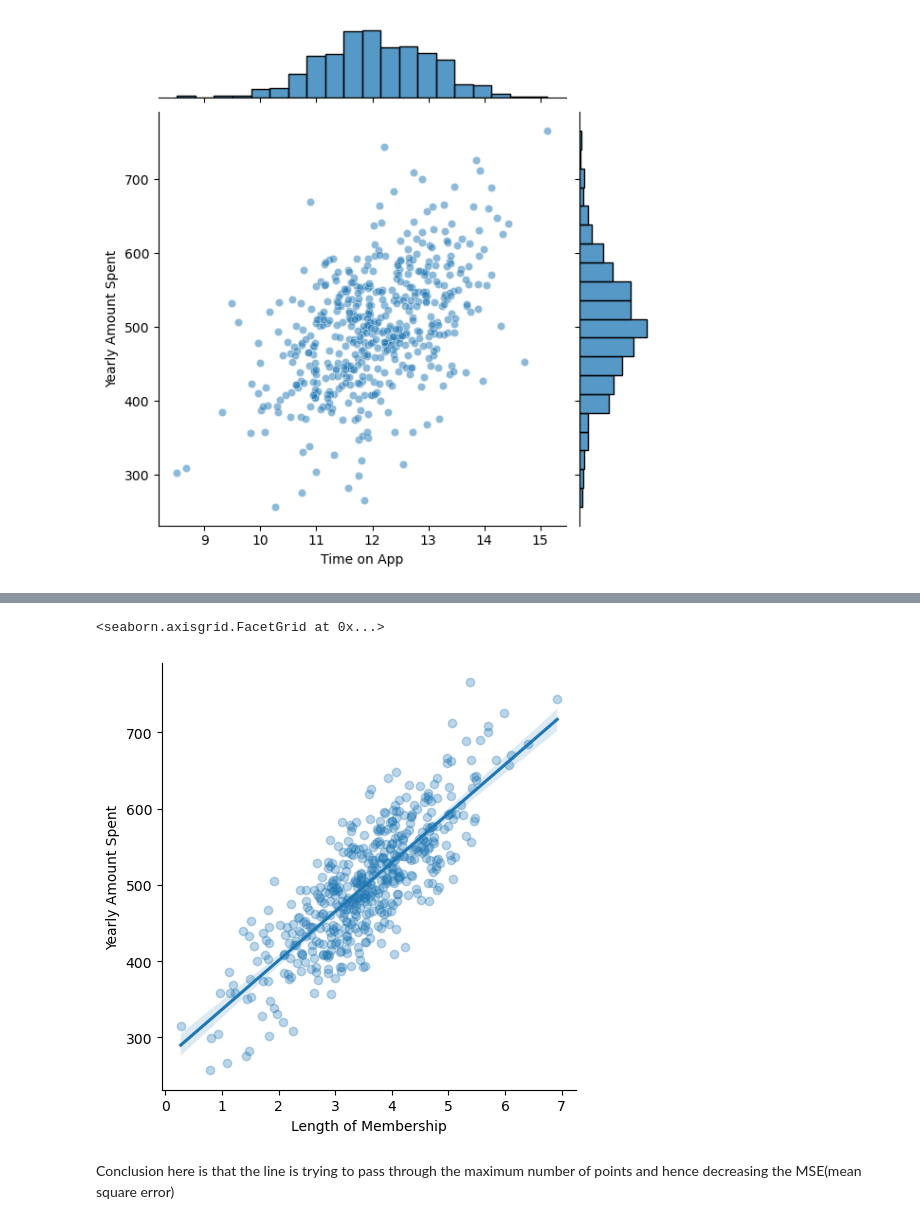
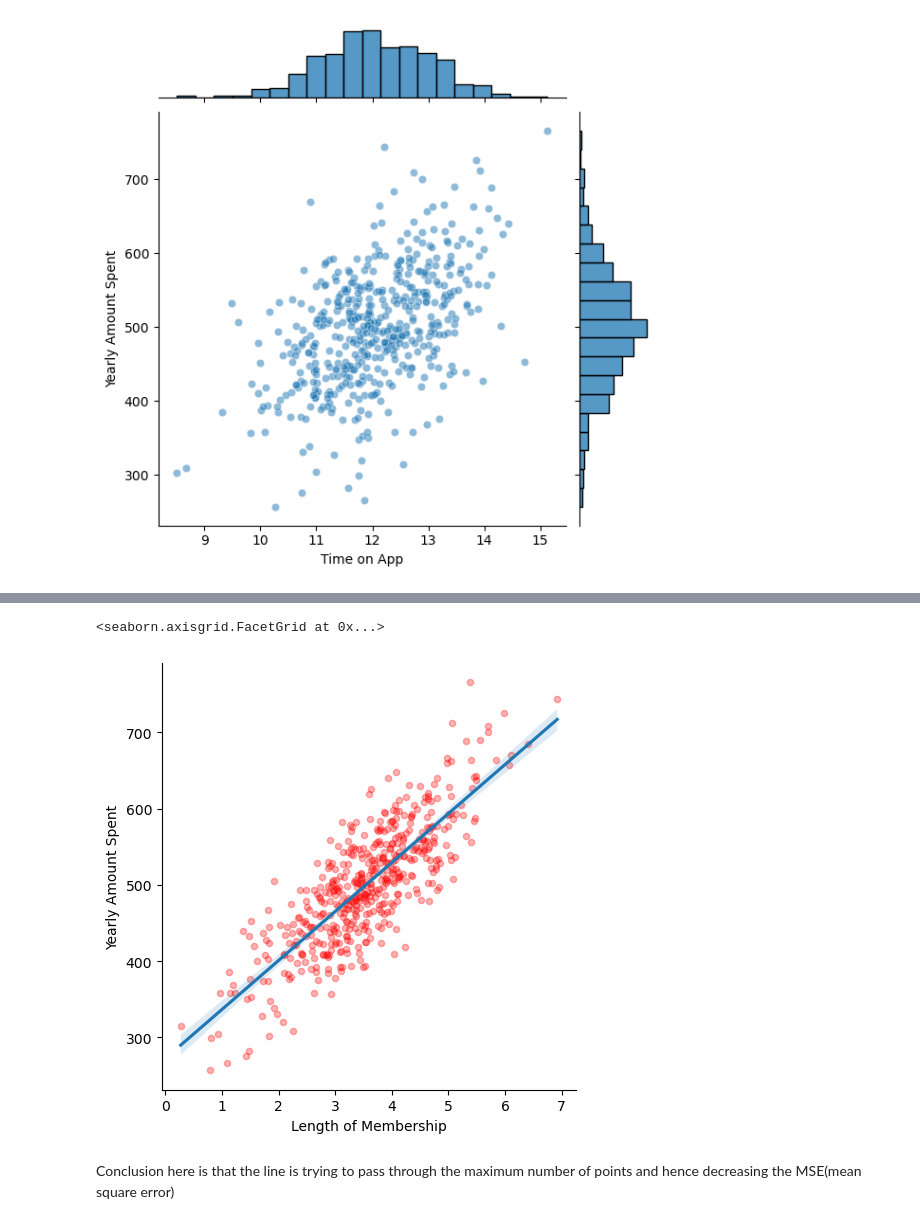
Before and after one commit to Sameershrinath/LR-Model-, a Jupyter notebook: linearRegression.ipynb, the cells around one changed output, grey strips where cells are left out. Drawn from its saved outputs; the diff is of its cells as text; code cells hidden in the pictures.

```diff
--- a/linearRegression.ipynb
+++ b/linearRegression.ipynb
@@ -81,11 +79,11 @@ sns.pairplot(df,kind='scatter',plot_kws={'alpha':0.4})
 # %%
 sns.lmplot(x='Length of Membership',
            y='Yearly Amount Spent',
            data=df,
-           scatter_kws={'alpha':0.3})
+           scatter_kws={'alpha':0.3,'color':'red','s':20})
 # %% [output]
 <seaborn.axisgrid.FacetGrid at 0x...>
-[figure, old version]
+[figure, new version]
 # %% [markdown]
 Conclusion here is that the line is trying to pass through the maximum number of points and hence decreasing the MSE(mean square error)
 # %% [markdown]
```
Also changed, not shown: parts of 7 cells of this notebook.
